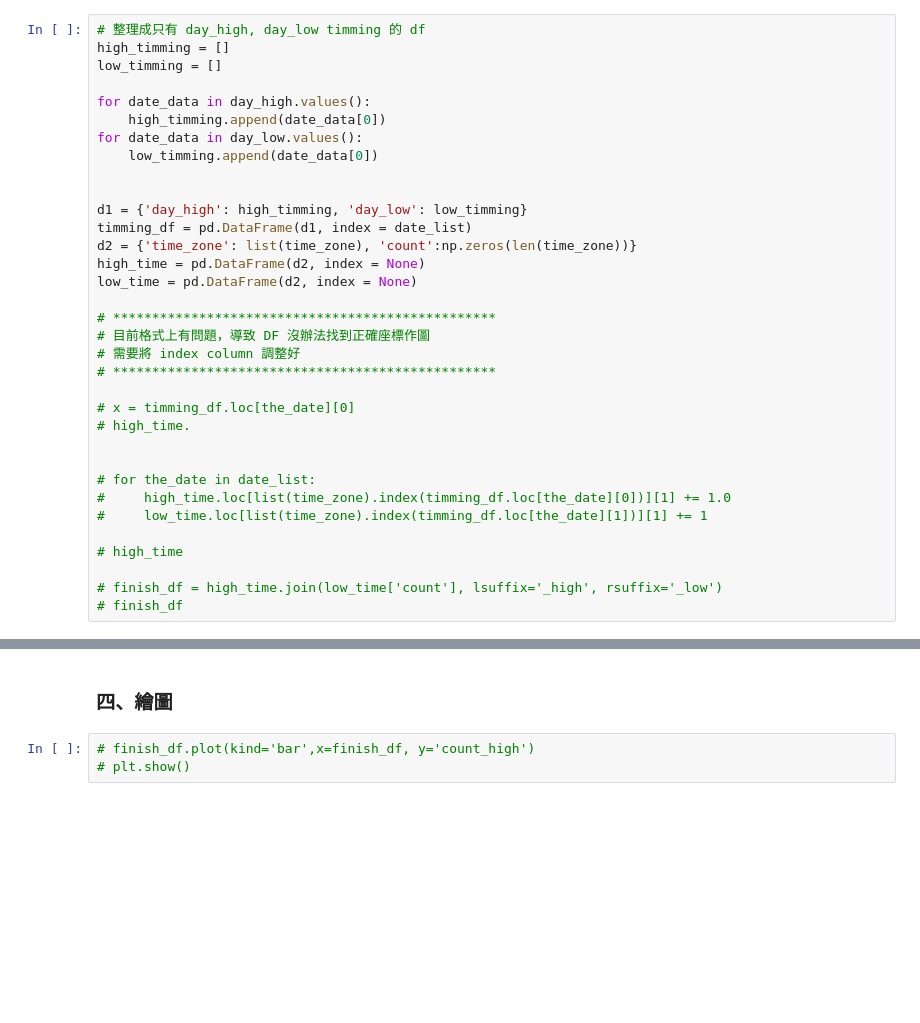
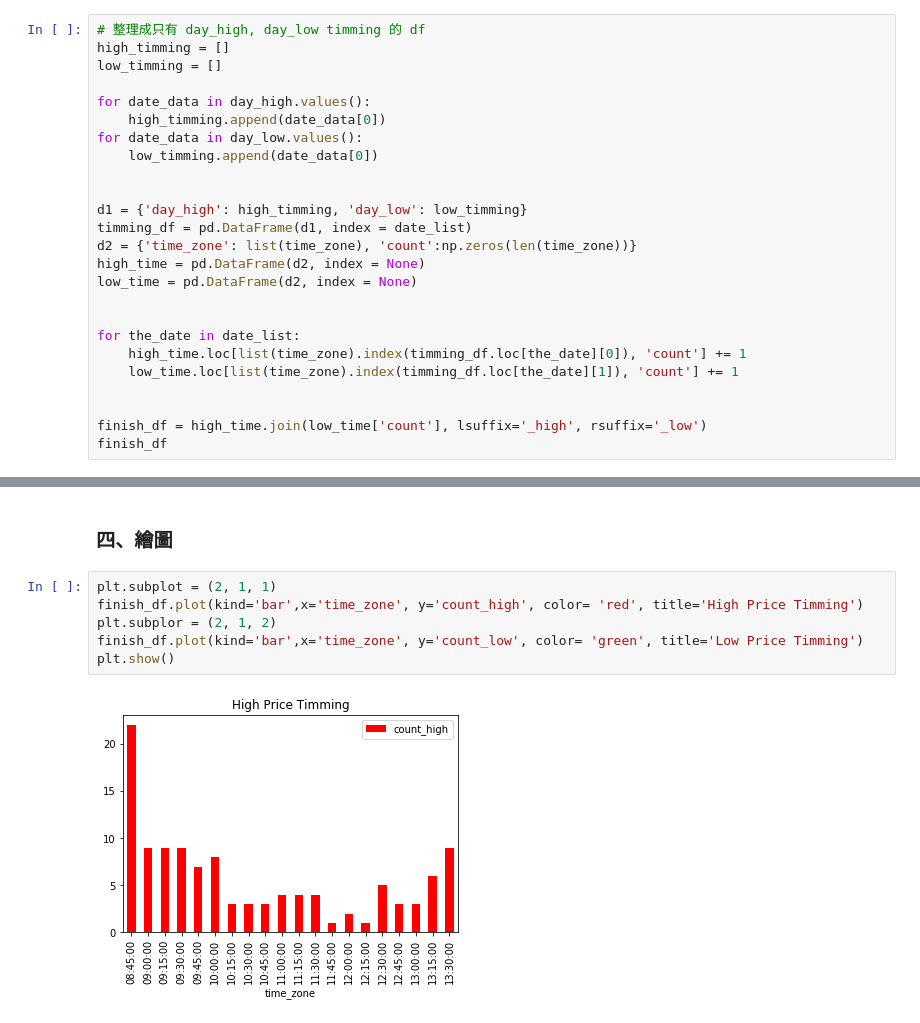
Before and after one commit to Yuehua-Liu/Futures_high-low-price_timming, a Jupyter notebook: 期貨高低價時間點/high_low_timming.ipynb, the cells around one changed output, grey strips where cells are left out. Cells and saved outputs as stored; diff of their text form; blank space fills up the shorter version.

```diff
--- a/期貨高低價時間點/high_low_timming.ipynb
+++ b/期貨高低價時間點/high_low_timming.ipynb
@@ -93,21 +93,12 @@ d2 = {'time_zone': list(time_zone), 'count':np.zeros(len(time_zone))}
 high_time = pd.DataFrame(d2, index = None)
 low_time = pd.DataFrame(d2, index = None)
 
-# *************************************************
-# 目前格式上有問題，導致 DF 沒辦法找到正確座標作圖
-# 需要將 index column 調整好
-# *************************************************
 
-# x = timming_df.loc[the_date][0]
-# high_time.
+for the_date in date_list:
+    high_time.loc[list(time_zone).index(timming_df.loc[the_date][0]), 'count'] += 1
+    low_time.loc[list(time_zone).index(timming_df.loc[the_date][1]), 'count'] += 1
 
 
-# for the_date in date_list:
-#     high_time.loc[list(time_zone).index(timming_df.loc[the_date][0])][1] += 1.0
-#     low_time.loc[list(time_zone).index(timming_df.loc[the_date][1])][1] += 1
-
-# high_time
-
-# finish_df = high_time.join(low_time['count'], lsuffix='_high', rsuffix='_low')
-# finish_df
+finish_df = high_time.join(low_time['count'], lsuffix='_high', rsuffix='_low')
+finish_df
 # %% [output]
@@ -115,5 +122,10 @@ datetime.time(11, 15)
 # %% [markdown]
 ### 四、繪圖
-# %%
-# finish_df.plot(kind='bar',x=finish_df, y='count_high')
-# plt.show()
+# %%
+plt.subplot = (2, 1, 1)
+finish_df.plot(kind='bar',x='time_zone', y='count_high', color= 'red', title='High Price Timming')
+plt.subplor = (2, 1, 2)
+finish_df.plot(kind='bar',x='time_zone', y='count_low', color= 'green', title='Low Price Timming')
+plt.show()
+# %% [output]
+[figure, added]
```
Also changed, not shown: parts of 2 cells of this notebook.
